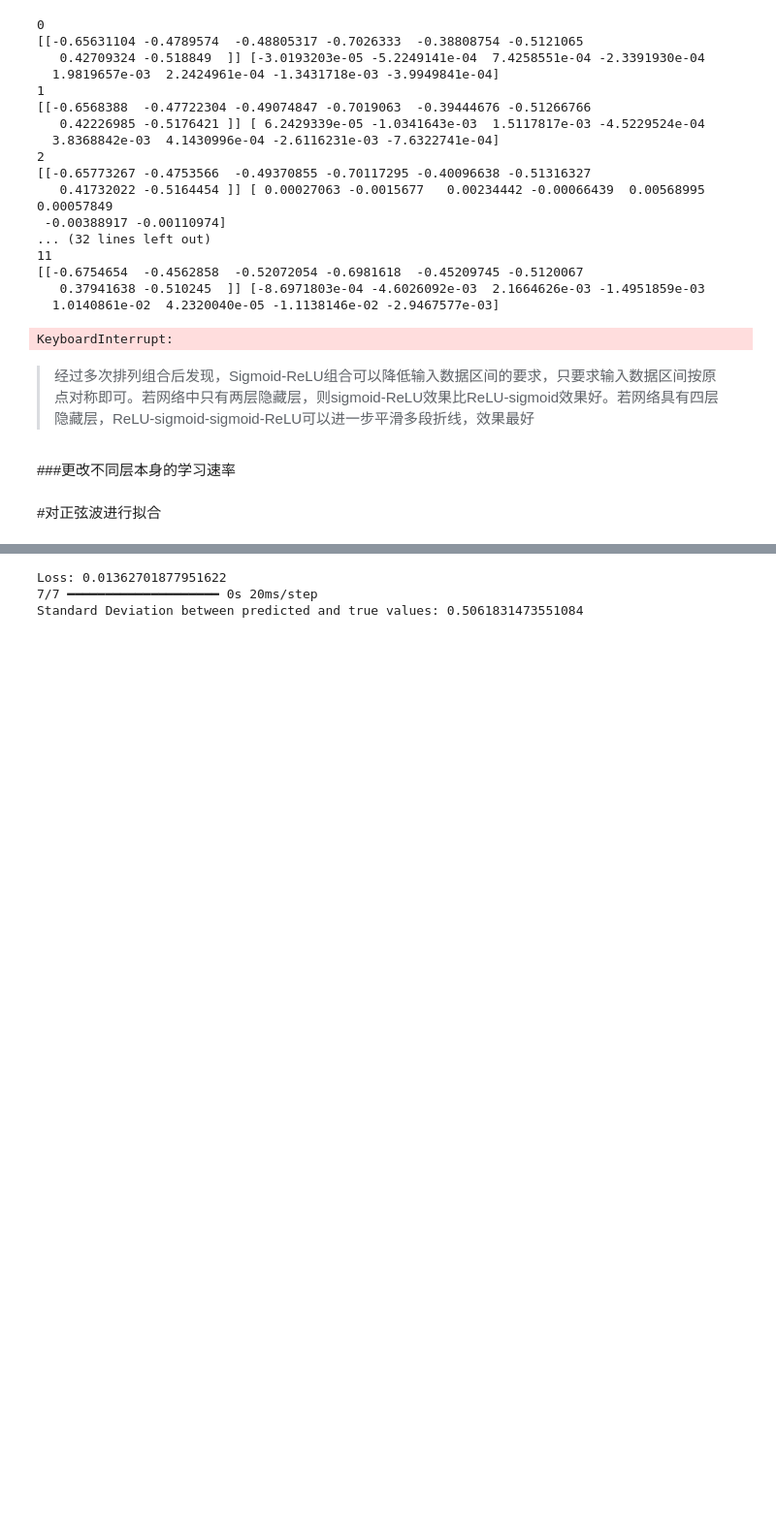
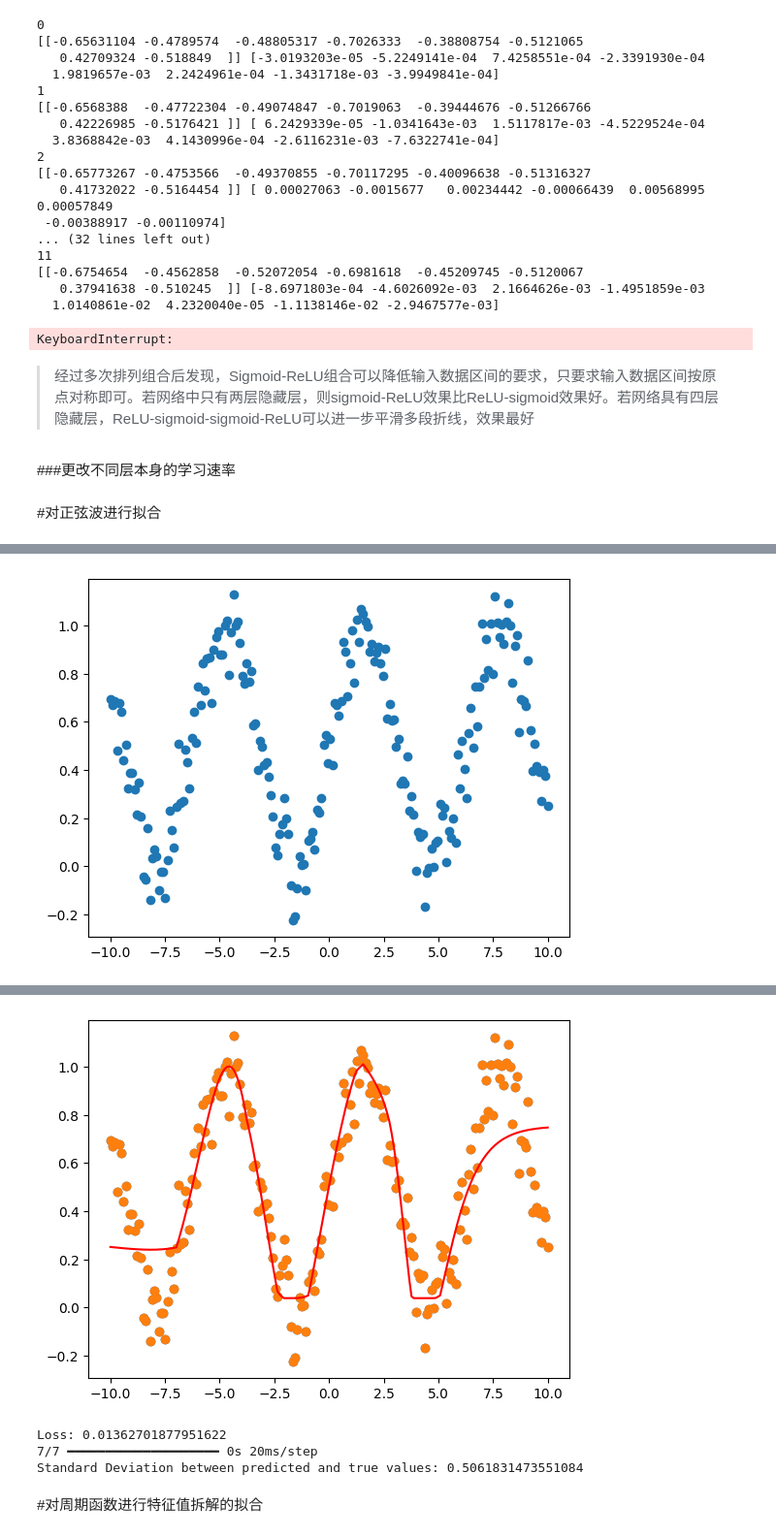
Before and after one commit to ZackWongAPO/Colab, a Jupyter notebook: Curve_Regression.ipynb, the cells around one changed output, grey strips where cells are left out. Shown at 97% size. Drawn from its saved outputs; the diff is of its cells as text; code cells hidden in the pictures; blank space fills up the shorter version.

```diff
--- a/Curve_Regression.ipynb
+++ b/Curve_Regression.ipynb
@@ -367,0 +397,7 @@ plt.show()
+# %%
+# 再练 2000 epoch
+for i in range(2000):
+  model.train_on_batch(data, y)# 训练数据，标签，迭代次数，每个批次的样本数
+  print(i)
+  w,b=model.layers[0].get_weights()# 打印权值和偏置
+  print(w,b)
@@ -367,0 +422,17 @@ plt.show()
+# %%
+data=numpy.linspace(-10,10,200)
+noise=numpy.random.normal(0,0.1,data.shape)
+y=(numpy.sin(data)+1)/2+noise
+
+plt.scatter(data,y)# 散点图
+plt.show()
+
+plt.scatter(data,y)# 散点图
+# 训练好的函数
+pre=model.predict(data,batch_size=100)
+# 画图
+plt.scatter(data,y)# 散点图
+plt.plot(data,pre,'r-')
+plt.show()
+# %% [output]
+[figure, added]
@@ -368,3 +440,4 @@ plt.show()
+[figure, added]
 # %%
 loss = model.evaluate(data, y, verbose=0)
 print("Loss:", loss)
@@ -375,3 +448,5 @@ print("Standard Deviation between predicted and true values:", std_dev)
 Loss: 0.01362701877951622
 7/7 ━━━━━━━━━━━━━━━━━━━━ 0s 20ms/step
 Standard Deviation between predicted and true values: 0.5061831473551084
+# %% [markdown]
+#对周期函数进行特征值拆解的拟合
```
Also changed, not shown: parts of 4 cells of this notebook.
